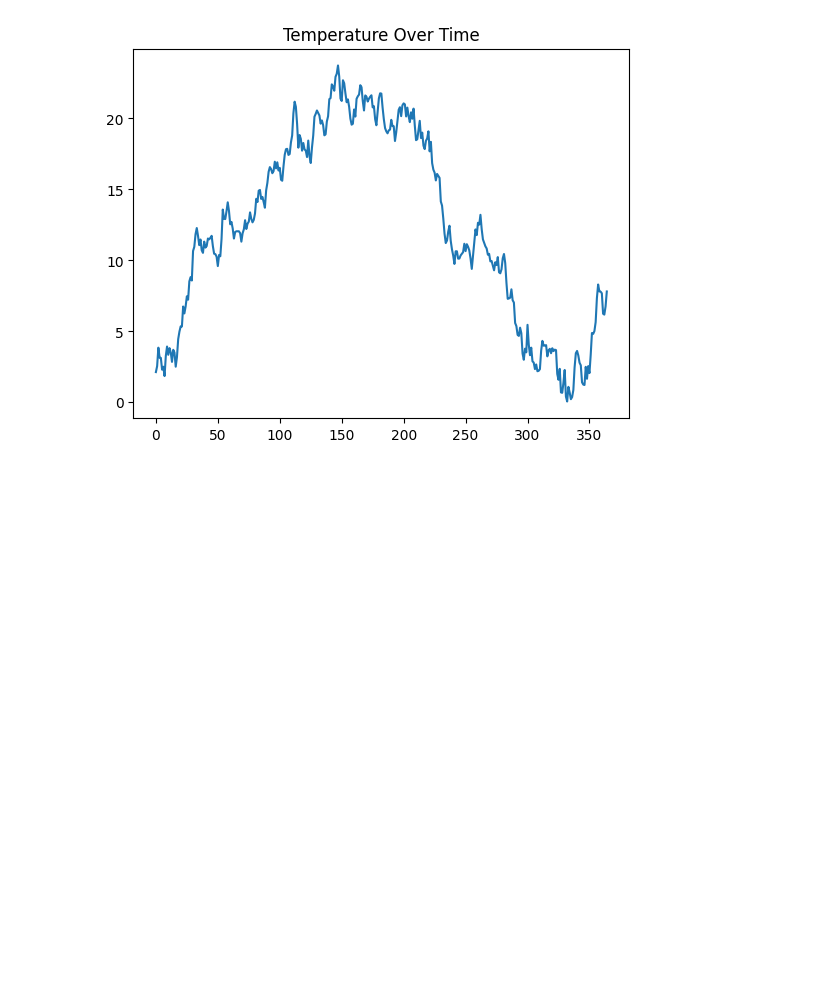
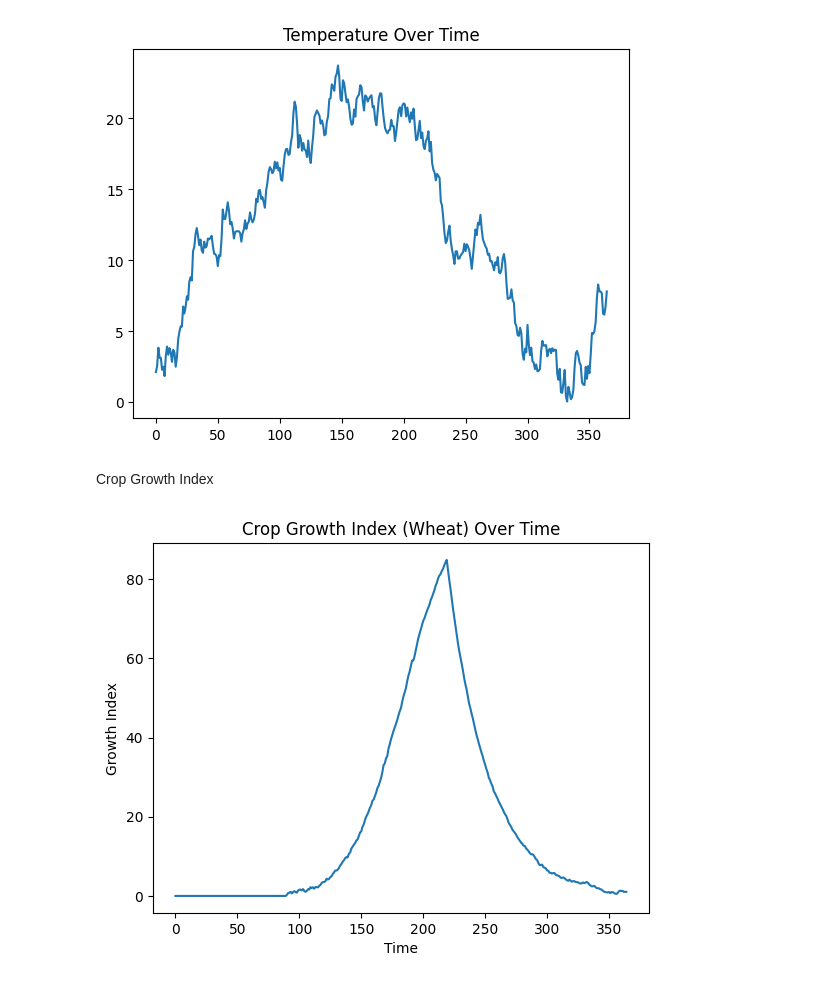
Before and after one commit to Whiteknight54/Big-Data-Datasets, a Jupyter notebook: DIKW.ipynb, the cells around one changed output. Saved outputs shown, nothing was run; the diff lists cells and outputs as text; code cells hidden in the pictures; blank space fills up the shorter version.

```diff
--- a/DIKW.ipynb
+++ b/DIKW.ipynb
@@ -4,8 +4,11 @@
 import pandas libary ,view the csv file and view the first rows of the dataset.
 # %%
 import pandas as pd
+import pandas as pd
 
-data = pd.read_csv("complete-farm-stats-1998.csv")
+daily_data = pd.read_csv("complete-farm-stats-1998.csv")
+hourly_data = pd.read_csv("complete-farm-stats-1998-hourlyformat.csv")
+
 data.head()
 # %% [output]
 |  | timestamp | date | temperature_c | rainfall_mm | soil_moisture_pct | soil_temp_field_A_c | ... |
@@ -86,3 +96,14 @@ plt.title("Temperature Over Time")
 plt.show()
 # %% [output]
 [figure]
+# %% [markdown]
+Crop Growth Index
+# %%
+plt.figure()
+data['crop_growth_index_wheat'].plot()
+plt.title("Crop Growth Index (Wheat) Over Time")
+plt.xlabel("Time")
+plt.ylabel("Growth Index")
+plt.show()
+# %% [output]
+[figure, added]
```
Also changed, not shown: parts of 19 cells of this notebook.
